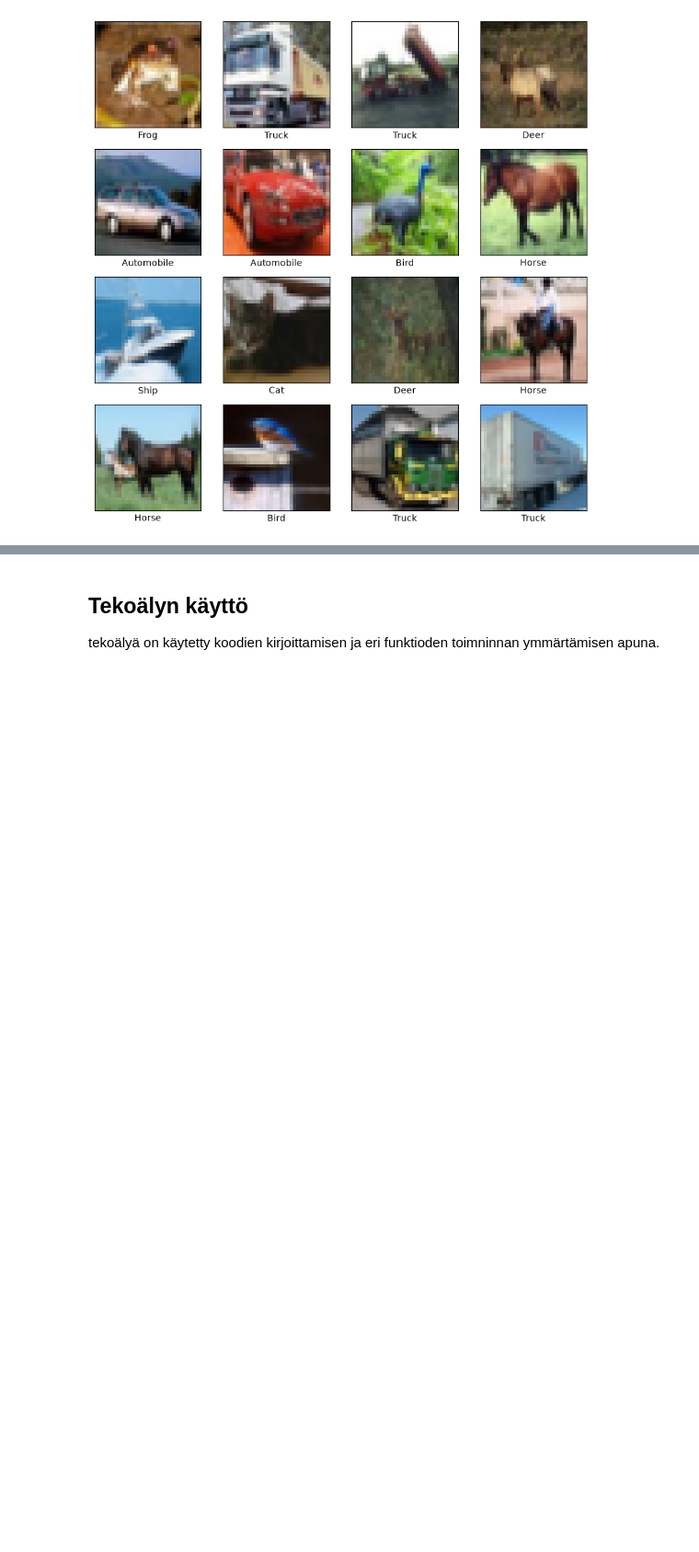
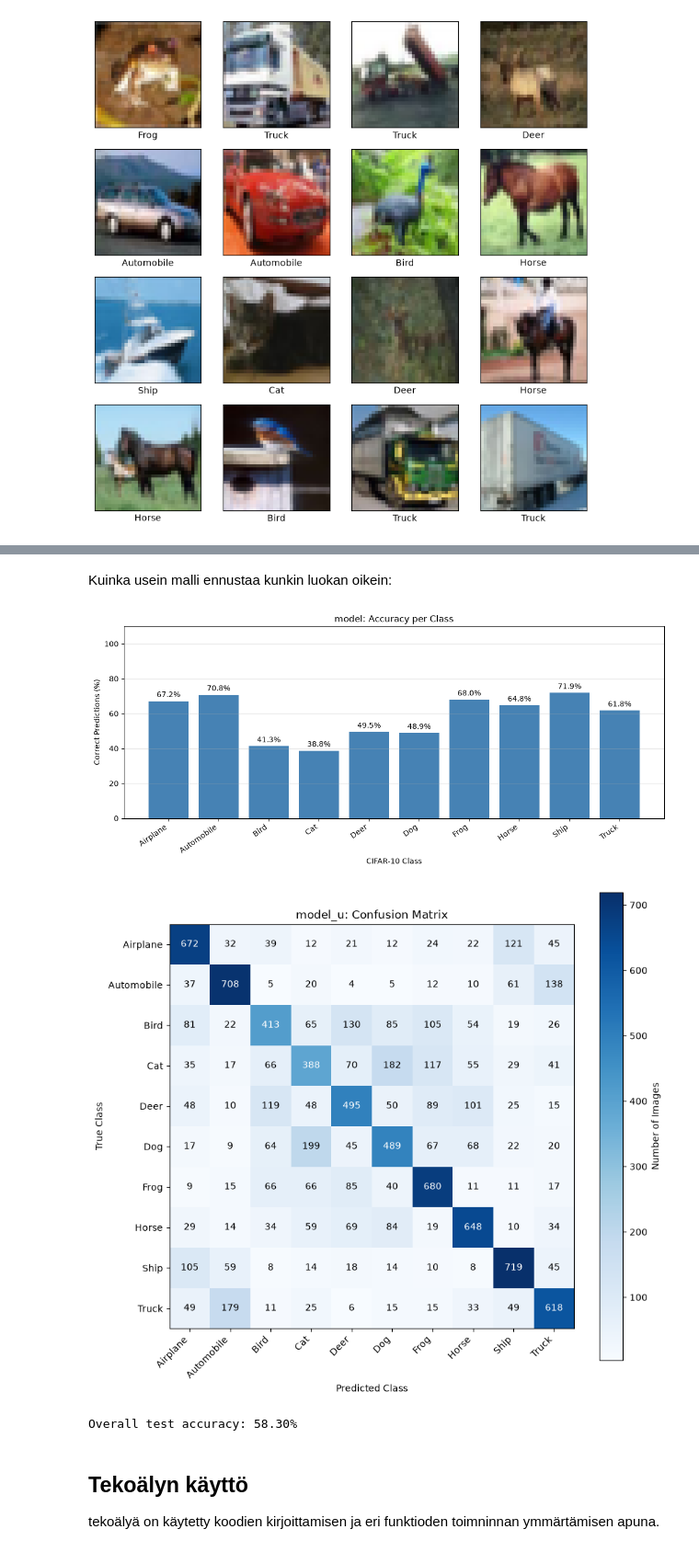
Before and after one commit to MustBeViable/Neuroverkkoprojekti, a Jupyter notebook: CIFAR-10/CIFAR-10_FCN.ipynb, the cells around one changed output, grey strips where cells are left out. Shown at 92% size. Cells and saved outputs as stored; diff of their text form; code cells hidden in the pictures; blank space fills up the shorter version.

Commit message:
conf matrix

```diff
--- a/CIFAR-10/CIFAR-10_FCN.ipynb
+++ b/CIFAR-10/CIFAR-10_FCN.ipynb
@@ -547,3 +655,77 @@ for i in range(5):
+# %% [markdown]
+Kuinka usein malli ennustaa kunkin luokan oikein:
+# %%
+class_names = [
+    'Airplane', 'Automobile', 'Bird', 'Cat', 'Deer',
+    'Dog', 'Frog', 'Horse', 'Ship', 'Truck'
+]
+
+predictions = model_u.predict(X_test, verbose=0)
+
+y_pred = np.argmax(predictions, axis=1)
+y_true = np.argmax(y_test, axis=1)
+
+correct = np.zeros(10, dtype=int)
+total = np.zeros(10, dtype=int)
+
+for i in range(10):
+    mask = (y_true == i)
+    total[i] = np.sum(mask)
+    correct[i] = np.sum(y_pred[mask] == i)
+
+accuracy = np.divide(
+    correct, total,
+    out=np.zeros(10, dtype=float),
+    where=total != 0
+) * 100
+
+plt.figure(figsize=(11, 5))
+bars = plt.bar(class_names, accuracy, color='steelblue')
+plt.bar_label(bars, fmt='%.1f%%', padding=3)
+
+plt.xlabel('CIFAR-10 Class')
+plt.ylabel('Correct Predictions (%)')
+plt.title('model: Accuracy per Class')
+plt.ylim(0, 110)
+plt.xticks(rotation=35, ha='right')
+plt.grid(axis='y', alpha=0.3)
+plt.tight_layout()
+plt.show()
+
+cm = np.zeros((10, 10), dtype=int)
+
+for true, pred in zip(y_true, y_pred):
+    cm[true, pred] += 1
+
+fig, ax = plt.subplots(figsize=(9, 8))
+im = ax.imshow(cm, cmap='Blues')
+
+ax.set_xticks(np.arange(10))
+ax.set_yticks(np.arange(10))
+ax.set_xticklabels(class_names, rotation=45, ha='right')
+ax.set_yticklabels(class_names)
+
+ax.set_xlabel('Predicted Class')
+ax.set_ylabel('True Class')
+ax.set_title('model_u: Confusion Matrix')
+fig.colorbar(im, ax=ax, label='Number of Images')
+
+for i in range(10):
+    for j in range(10):
+        ax.text(
+            j, i, str(cm[i, j]),
+            ha='center', va='center',
+            color='white' if cm[i, j] > cm.max() / 2 else 'black'
+        )
+
+plt.tight_layout()
+plt.show()
+
+print(f'Overall test accuracy: {np.mean(y_pred == y_true) * 100:.2f}%')
+# %% [output]
+[figure, added]
+[figure, added]
+Overall test accuracy: 58.30%
 # %% [markdown]
 ## Tekoälyn käyttö
 tekoälyä on käytetty koodien kirjoittamisen ja eri funktioden toimninnan ymmärtämisen apuna.
```
Also changed, not shown: parts of 17 cells of this notebook, 1 other file.
